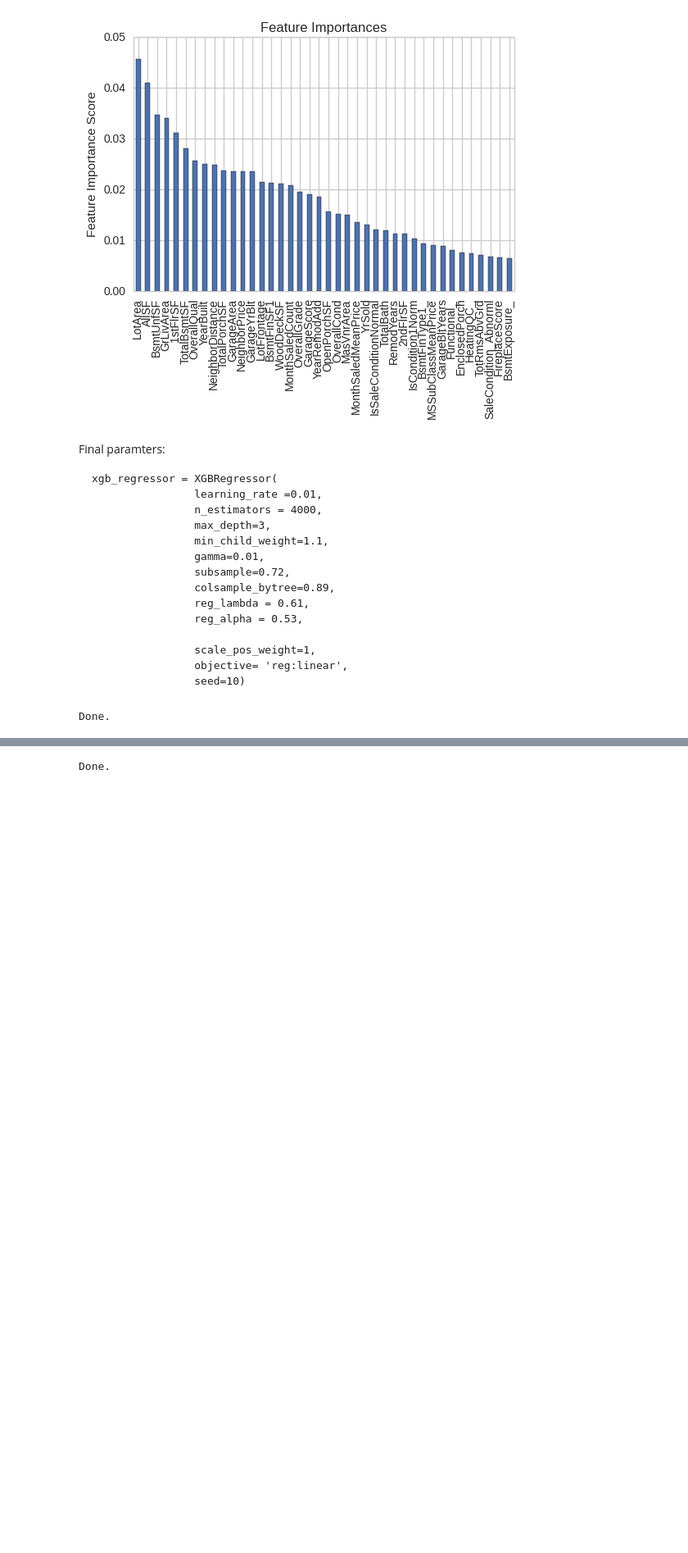
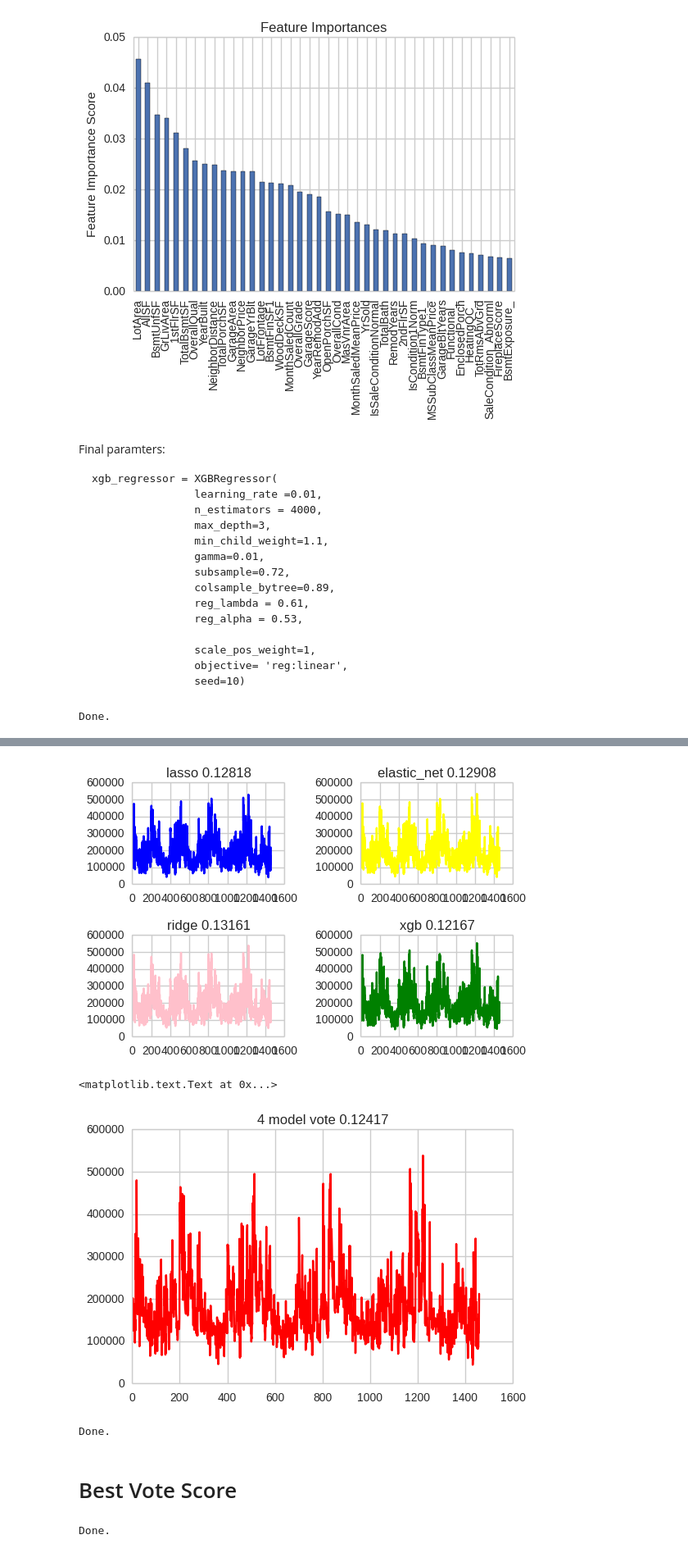
Before and after one commit to SunnyMarkLiu/Kaggle-House-Prices, a Jupyter notebook: XGBoost_and_Parameter_Tuning.ipynb, the cells around one changed output, grey strips where cells are left out. Shown at 82% size. Drawn from its saved outputs; the diff is of its cells as text; code cells hidden in the pictures; blank space fills up the shorter version.

```diff
--- a/XGBoost_and_Parameter_Tuning.ipynb
+++ b/XGBoost_and_Parameter_Tuning.ipynb
@@ -582 +640,74 @@ plt.plot(lasso_predictions, c="yellow")
+# %%
+# 1089 条记录预测的值较为异常，将其变为xgb预测的值
+lasso_predictions[1089] =  xgb_predictions[1089]
+ridge_predictions[1089] =  xgb_predictions[1089]
+elastic_net_predictions[1089] =  xgb_predictions[1089]
+# %%
+lasso_score = 1-0.12818
+ridge_score = 1-0.13161
+elastic_net_score = 1-0.12908
+xgb_score = 1-0.12167
+total_score = lasso_score + ridge_score + elastic_net_score + xgb_score
+predictions = (lasso_score / total_score) * lasso_predictions + \
+              (ridge_score / total_score) * ridge_predictions + \
+              (elastic_net_score / total_score) * elastic_net_predictions + \
+              (xgb_score / total_score) * xgb_predictions
+# %%
+plt.subplot(221)
+plt.plot(lasso_predictions, c="blue")  # 0.12818
+plt.title('lasso 0.12818')
+plt.subplot(222)
+plt.plot(elastic_net_predictions, c="yellow")  # 0.12908
+plt.title('elastic_net 0.12908')
+plt.subplot(223)
+plt.plot(ridge_predictions, c="pink")  # 0.13161
+plt.title('ridge 0.13161')
+plt.subplot(224)
+plt.plot(xgb_predictions, c="green")  # 0.12167
+plt.title('xgb 0.12167')
+plt.subplots_adjust(wspace=0.5, hspace=0.5)
+plt.show()
+plt.subplot(111)
+plt.plot(predictions, c="red")  # 0.12417
+plt.title('4 model vote 0.12417')
+# %% [output]
+[figure, added]
+<matplotlib.text.Text at 0x...>
+[figure, added]
+# %%
+submission = pd.DataFrame({
+        "Id": test_Id,
+        "SalePrice": lasso_predictions
+    })
+submission.to_csv("result/lasso_predictions_2_13.csv", index=False)
+
+submission = pd.DataFrame({
+        "Id": test_Id,
+        "SalePrice": ridge_predictions
+    })
+submission.to_csv("result/ridge_predictions_2_13.csv", index=False)
+
+submission = pd.DataFrame({
+        "Id": test_Id,
+        "SalePrice": elastic_net_predictions
+    })
+submission.to_csv("result/elastic_net_predictions_2_13.csv", index=False)
+
+submission = pd.DataFrame({
+        "Id": test_Id,
+        "SalePrice": xgb_predictions
+    })
+submission.to_csv("result/xgb_predictions_2_13.csv", index=False)
+
+submission = pd.DataFrame({
+        "Id": test_Id,
+        "SalePrice": predictions
+    })
+submission.to_csv("result/4_model_vote_predictions_2_13.csv", index=False)
+
+print "Done."
+# %% [output]
+Done.
+# %% [markdown]
+# Best Vote Score
 # %%
```
Also changed, not shown: parts of 15 cells of this notebook, 2 other files.
